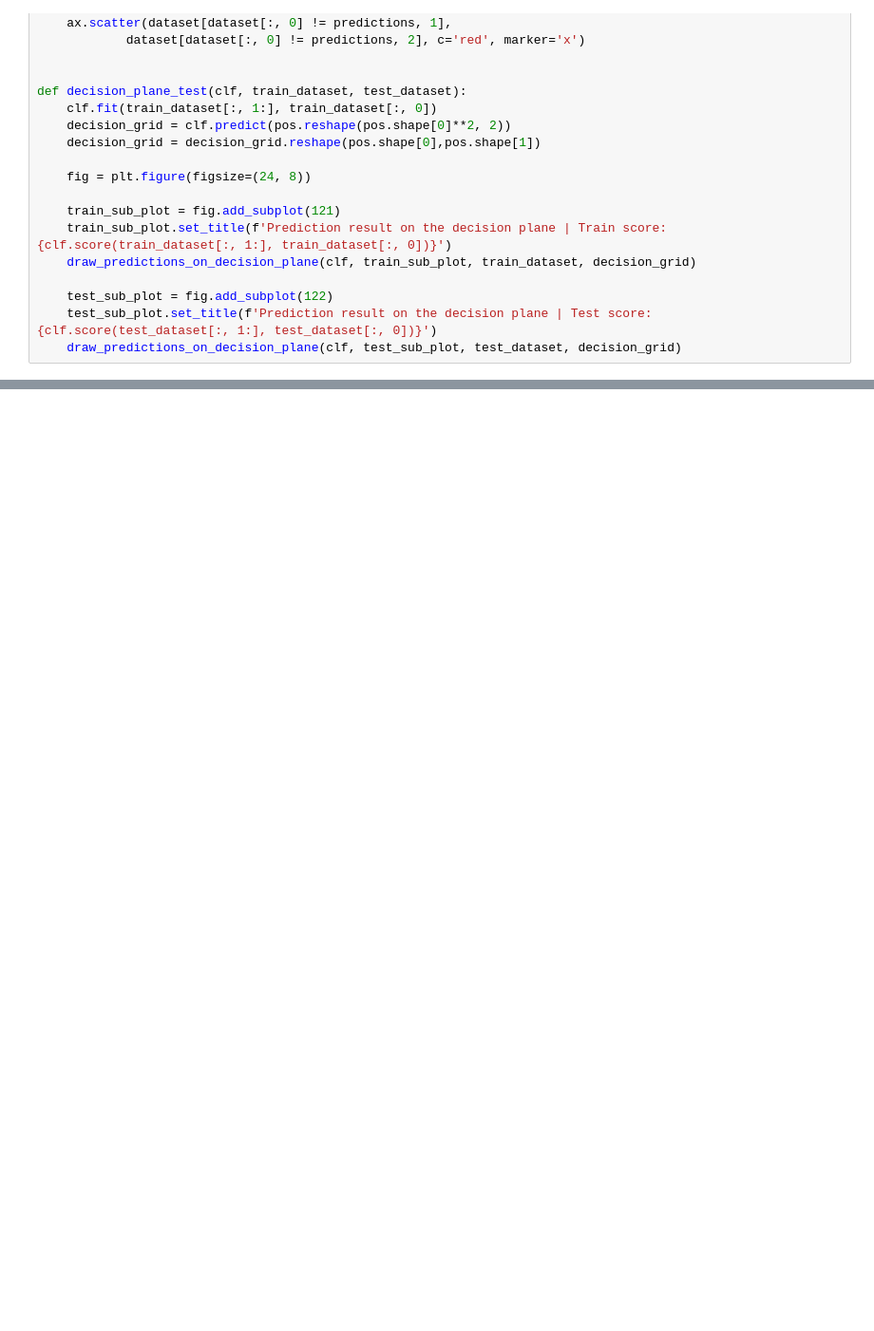
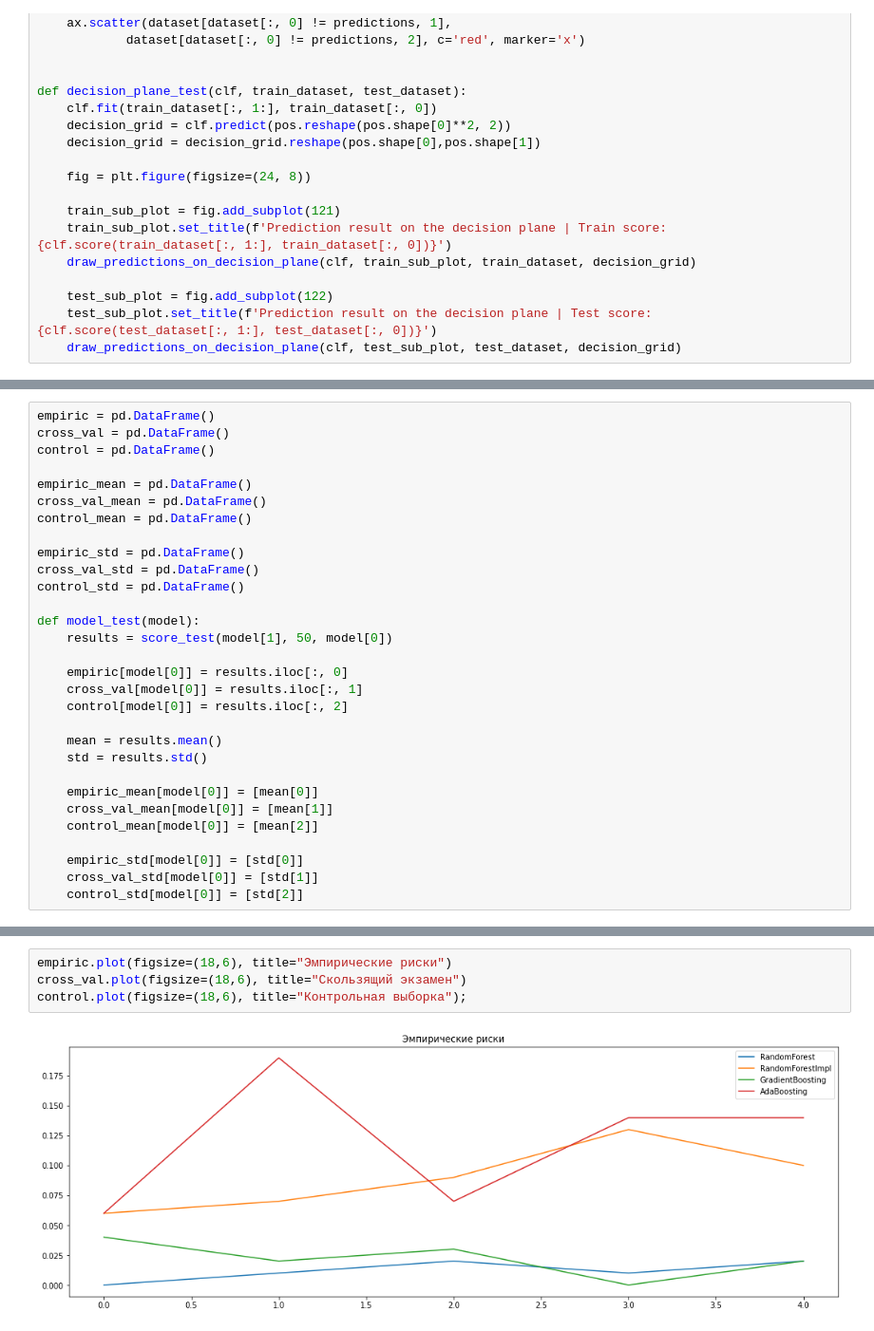
Before and after one commit to pishchev/RGR, a Jupyter notebook: RGR.ipynb, the cells around one changed output, grey strips where cells are left out. Shown: that part at 95% size. Drawn from its saved outputs; the diff is of its cells as text; blank space fills up the shorter version.

```diff
--- a/RGR.ipynb
+++ b/RGR.ipynb
@@ -374,0 +188,30 @@ Cтандартные  отклонения
+# %%
+empiric = pd.DataFrame()
+cross_val = pd.DataFrame()
+control = pd.DataFrame()
+
+empiric_mean = pd.DataFrame()
+cross_val_mean = pd.DataFrame()
+control_mean = pd.DataFrame()
+
+empiric_std = pd.DataFrame()
+cross_val_std = pd.DataFrame()
+control_std = pd.DataFrame()
+
+def model_test(model):
+    results = score_test(model[1], 50, model[0])
+
+    empiric[model[0]] = results.iloc[:, 0]
+    cross_val[model[0]] = results.iloc[:, 1]
+    control[model[0]] = results.iloc[:, 2]
+
+    mean = results.mean()
+    std = results.std()
+
+    empiric_mean[model[0]] = [mean[0]]
+    cross_val_mean[model[0]] = [mean[1]]
+    control_mean[model[0]] = [mean[2]]
+
+    empiric_std[model[0]] = [std[0]]
+    cross_val_std[model[0]] = [std[1]]
+    control_std[model[0]] = [std[2]]
@@ -374,0 +246,6 @@ Cтандартные  отклонения
+# %%
+empiric.plot(figsize=(18,6), title="Эмпирические риски")
+cross_val.plot(figsize=(18,6), title="Скользящий экзамен")
+control.plot(figsize=(18,6), title="Контрольная выборка");
+# %% [output]
+[figure, added]
```
Also changed, not shown: parts of 33 cells of this notebook, 2 other files.
